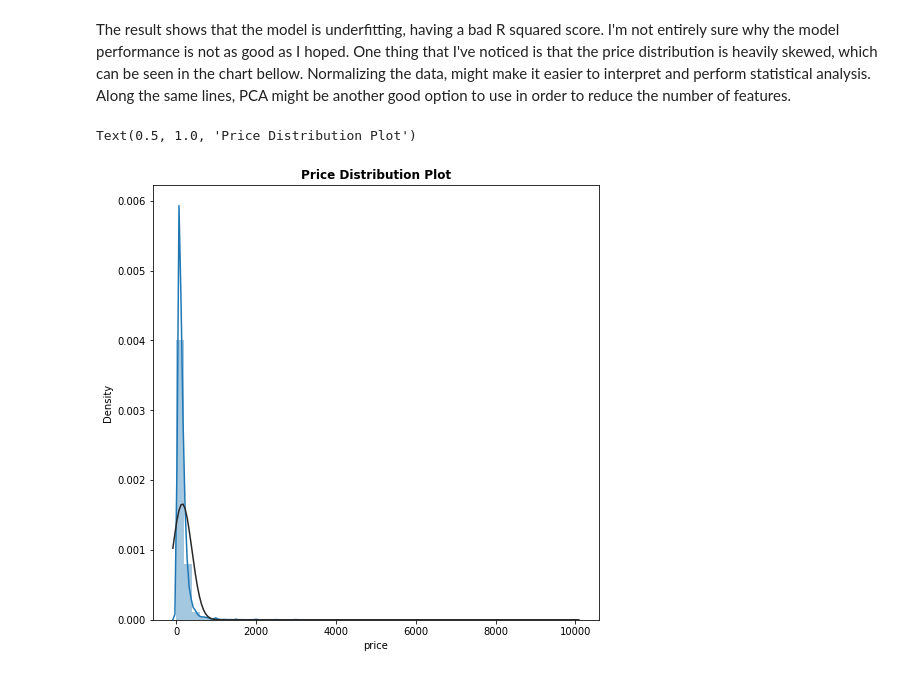
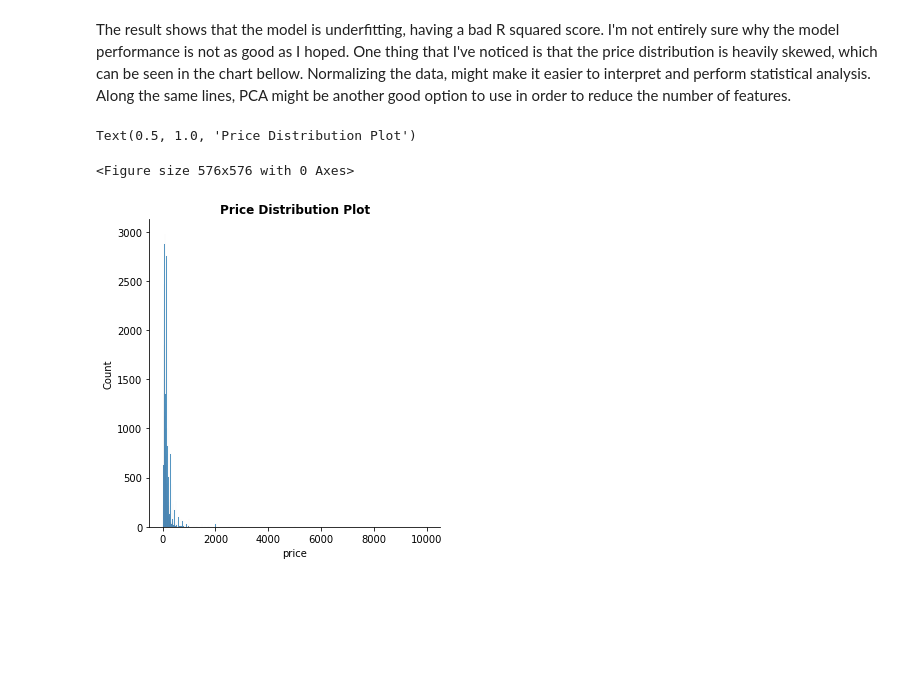
Before and after one commit to Pondorasti/DS-2.1, a Jupyter notebook: Class Work/Airbnb_Price_Prediction.ipynb, the cells around one changed output. Cells and saved outputs as stored; diff of their text form; code cells hidden in the pictures; blank space fills up the shorter version.

Commit message:
Update `Airbnb_Price_Prediction` Homework

```diff
--- a/Class Work/Airbnb_Price_Prediction.ipynb
+++ b/Class Work/Airbnb_Price_Prediction.ipynb
@@ -218,8 +218,9 @@ MSE: 64826.642928429574
 The result shows that the model is underfitting, having a bad R squared score. I'm not entirely sure why the model performance is not as good as I hoped. One thing that I've noticed is that the price distribution is heavily skewed, which can be seen in the chart bellow. Normalizing the data, might make it easier to interpret and perform statistical analysis. Along the same lines, PCA might be another good option to use in order to reduce the number of features.
 # %%
 plt.figure(figsize=(8, 8))
-sns.distplot(airbnb_df['price'], fit=norm)
+sns.displot(airbnb_df['price'])
 plt.title("Price Distribution Plot", weight="bold")
 # %% [output]
 Text(0.5, 1.0, 'Price Distribution Plot')
+<Figure size 576x576 with 0 Axes>
-[figure, old version]
+[figure, new version]
```
Also changed, not shown: parts of 1 cell of this notebook.
